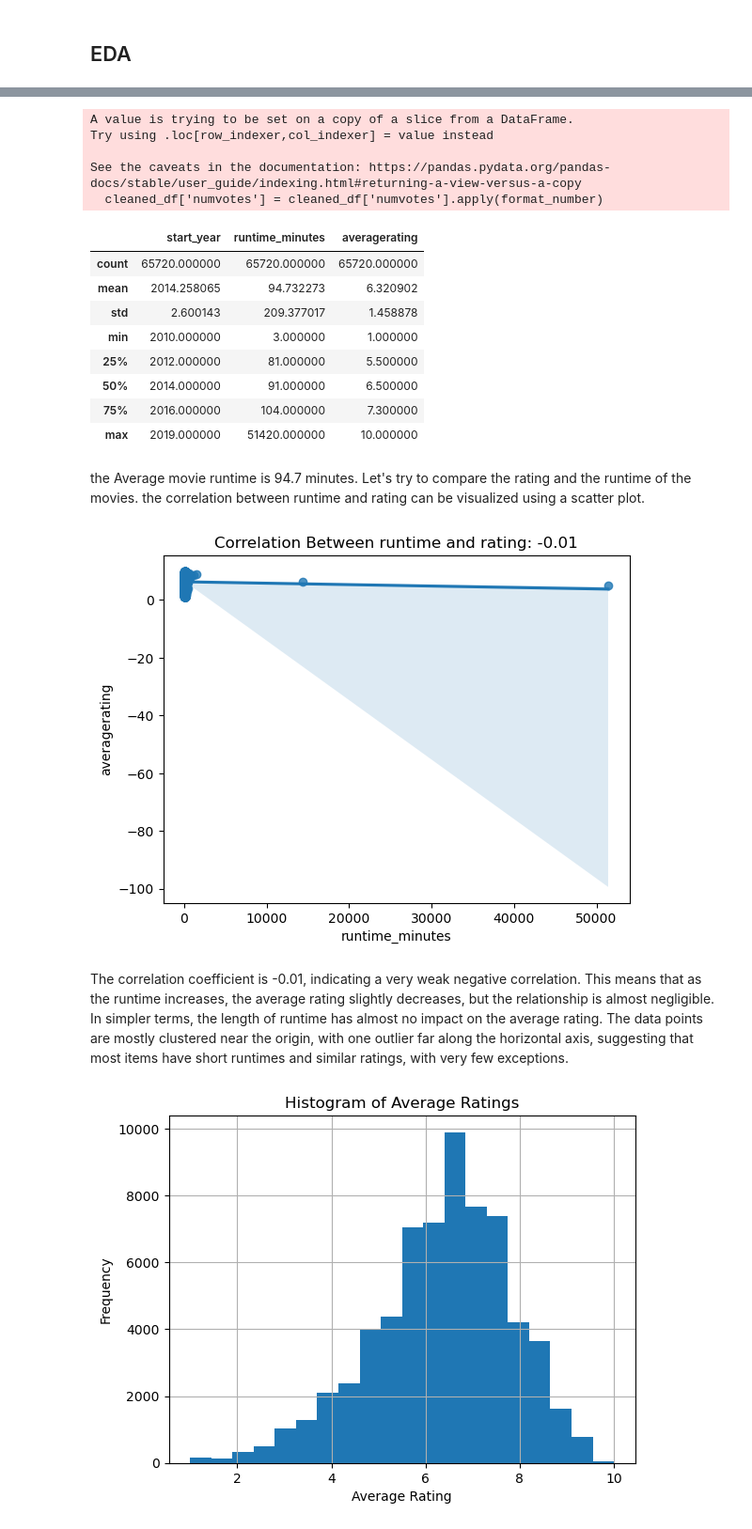
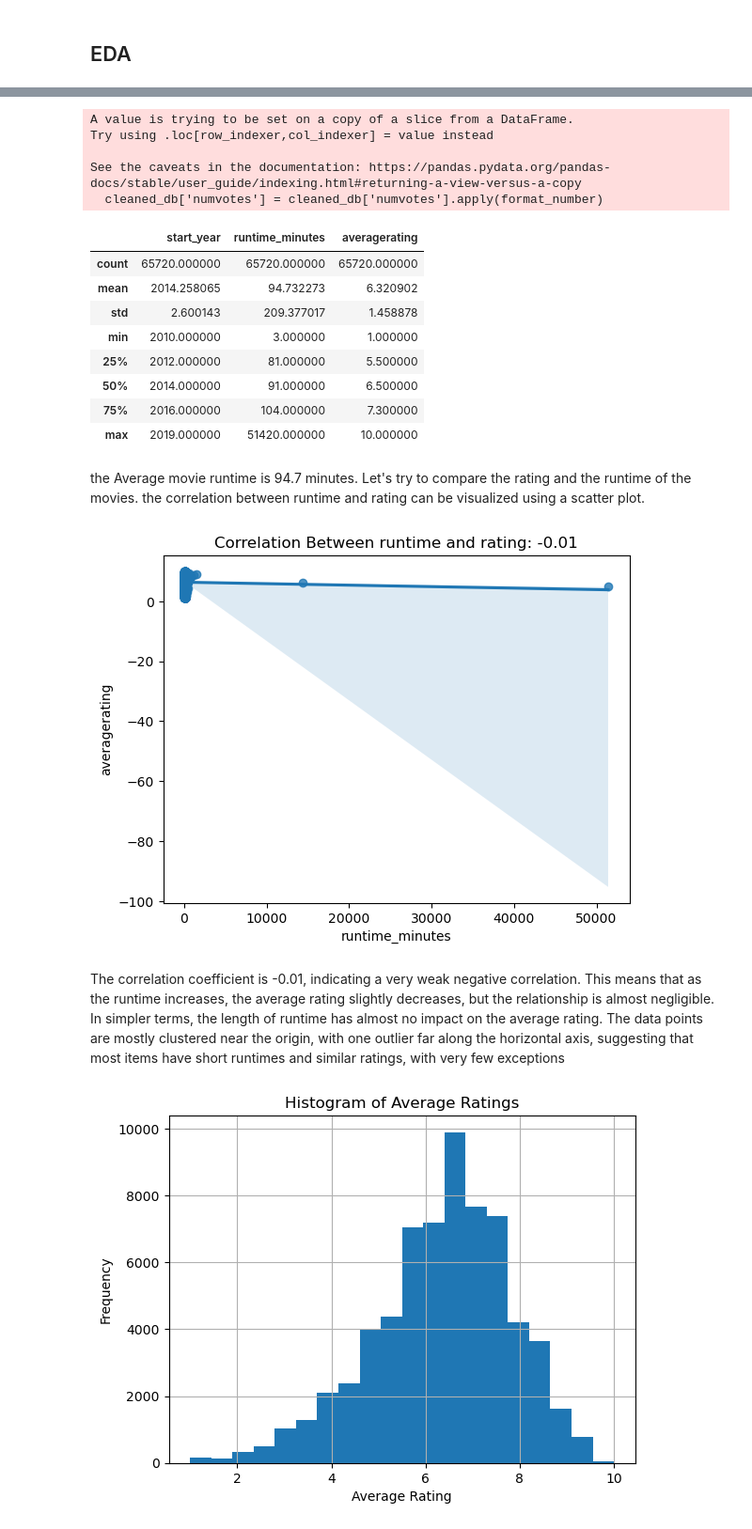
Before and after one commit to faith-watene/dsc-phase-2-project-v3, a Jupyter notebook: student.ipynb, the cells around one changed output, grey strips where cells are left out. Shown at 94% size. Saved outputs shown, nothing was run; the diff lists cells and outputs as text; code cells hidden in the pictures.

```diff
--- a/student.ipynb
+++ b/student.ipynb
@@ -81,12 +68,13 @@ df.shape, db.shape
 # %%
+#combine both tables
 joined_query = """
 SELECT mb.*, mr.*
 FROM movie_basics mb
 JOIN movie_ratings mr ON mb.movie_id = mr.movie_id
 """
-joined_df = pd.read_sql_query(joined_query, conn)
+joined_db = pd.read_sql_query(joined_query, conn)
 
-joined_df.head()
+joined_db.head()
 # %% [output]
 |  | movie_id | primary_title | original_title | start_year | runtime_minutes | genres | movie_id | ... |
 | 0 | tt0063540 | Sunghursh | Sunghursh | 2013 | 175.0 | Action,Crime,Drama | tt0063540 | ... |
@@ -139,0 +143,4 @@ data_csv.head()
+# %%
+#let's remove the rows with missing values
+cleaned_db = joined_db.dropna(subset=['runtime_minutes', 'genres'])
+cleaned_db.isnull().sum()
@@ -189,14 +303,14 @@ cleaned_csv.shape
 def format_number(num):
     return '{:.0f}'.format(num)
 
-cleaned_df['numvotes'] = cleaned_df['numvotes'].apply(format_number)
-cleaned_df.describe()
+cleaned_db['numvotes'] = cleaned_db['numvotes'].apply(format_number)
+cleaned_db.describe()
 # %% [output]
 A value is trying to be set on a copy of a slice from a DataFrame.
 Try using .loc[row_indexer,col_indexer] = value instead
 
 See the caveats in the documentation: https://pandas.pydata.org/pandas-docs/stable/user_guide/indexing.html#returning-a-view-versus-a-copy
-  cleaned_df['numvotes'] = cleaned_df['numvotes'].apply(format_number)
+  cleaned_db['numvotes'] = cleaned_db['numvotes'].apply(format_number)
 |  | start_year | runtime_minutes | averagerating |
 | count | 65720.000000 | 65720.000000 | 65720.000000 |
 | mean | 2014.258065 | 94.732273 | 6.320902 |
@@ -210,14 +324,14 @@ See the caveats in the documentation: https://pandas.pydata.org/pandas-docs/stab
 the Average movie runtime is 94.7 minutes. Let's try to compare the rating and the runtime of the movies.
 the correlation between runtime and rating can be visualized using a scatter plot.
 # %%
-#checking the correlation between  runtime and rating
-correlation = cleaned_df['runtime_minutes'].corr(cleaned_df['averagerating'])
-sns.regplot(x='runtime_minutes', y='averagerating', data=cleaned_df)
+#lets look for correlation
+correlation = cleaned_db['runtime_minutes'].corr(cleaned_db['averagerating'])
+sns.regplot(x='runtime_minutes', y='averagerating', data=cleaned_db)
 plt.title('Correlation Between runtime and rating: {:.2f}'.format(correlation))
 plt.show()
 # %% [output]
-[figure, old version]
+[figure, new version]
 # %% [markdown]
-The correlation coefficient is -0.01, indicating a very weak negative correlation. This means that as the runtime increases, the average rating slightly decreases, but the relationship is almost negligible. In simpler terms, the length of runtime has almost no impact on the average rating. The data points are mostly clustered near the origin, with one outlier far along the horizontal axis, suggesting that most items have short runtimes and similar ratings, with very few exceptions.
+The correlation coefficient is -0.01, indicating a very weak negative correlation. This means that as the runtime increases, the average rating slightly decreases, but the relationship is almost negligible. In simpler terms, the length of runtime has almost no impact on the average rating. The data points are mostly clustered near the origin, with one outlier far along the horizontal axis, suggesting that most items have short runtimes and similar ratings, with very few exceptions
 # %%
 #let's plot a histogram for Ratings
```
Also changed, not shown: parts of 74 cells of this notebook, 1 other file.
